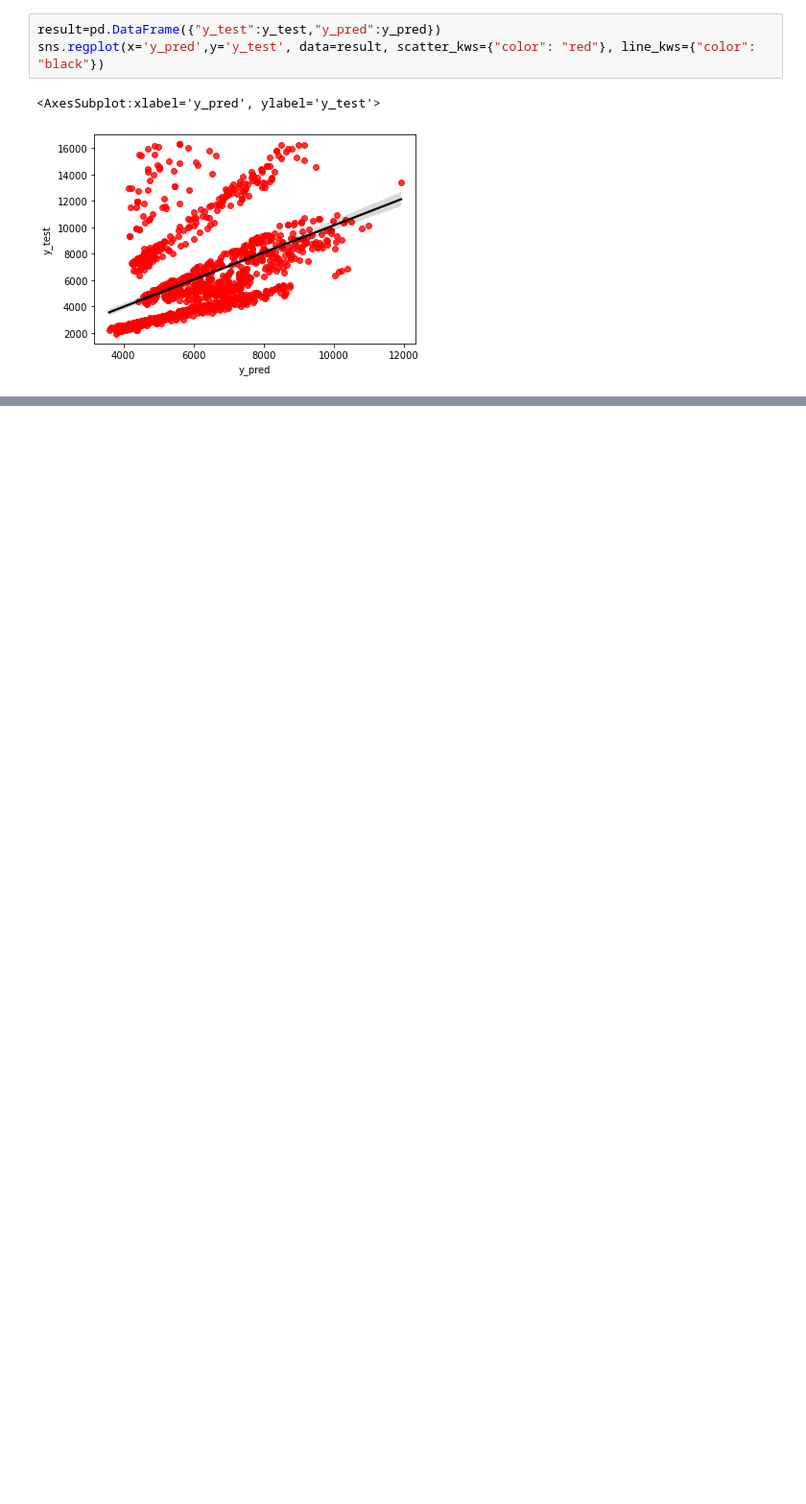
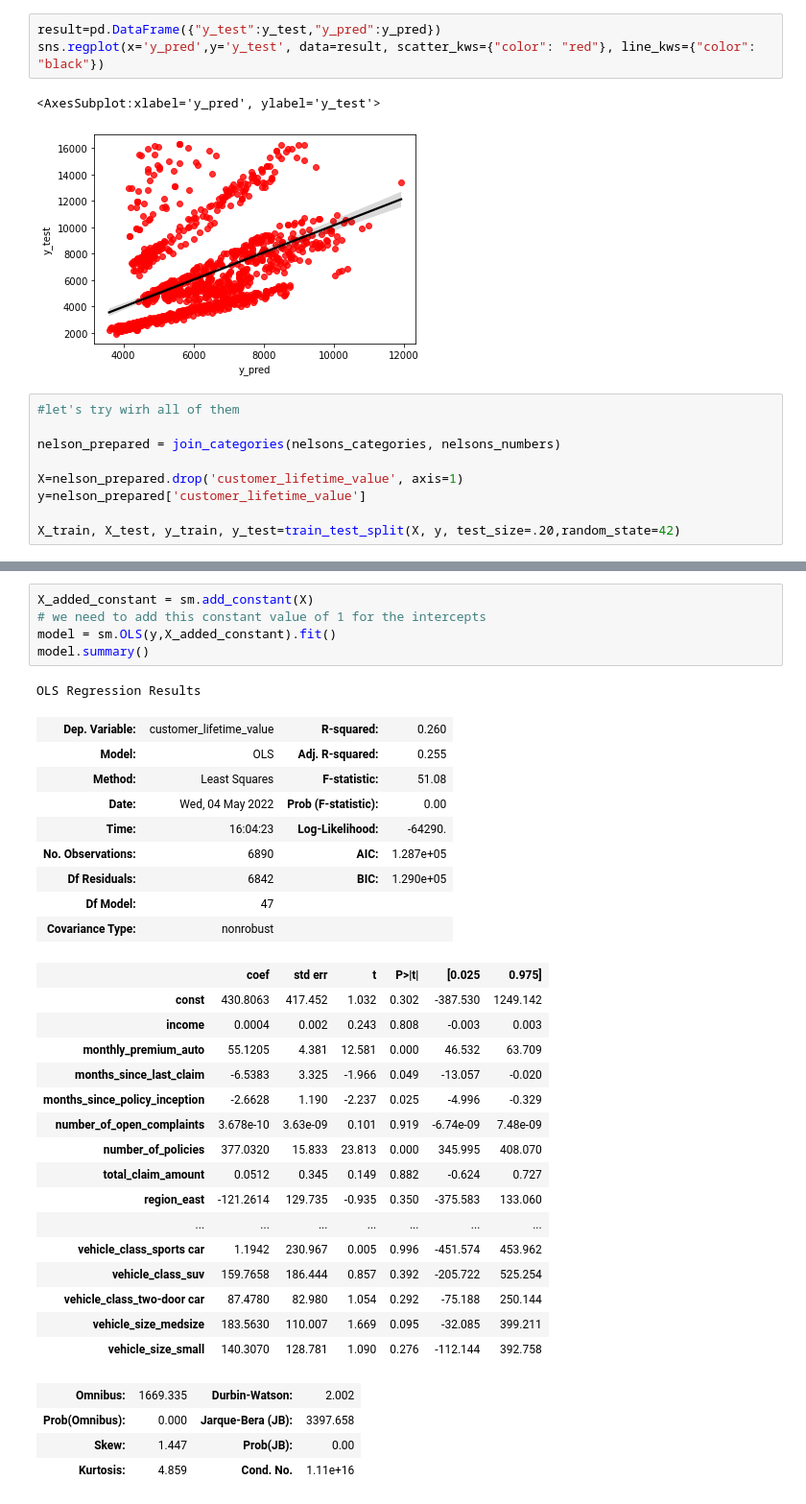
Before and after one commit to esSarah/IronRoth, a Jupyter notebook: Case Study/Customer_Analysis_Case_Study/GrandTheftAuto.ipynb, the cells around one changed output, grey strips where cells are left out. Shown: that part at 96% size. Saved outputs shown, nothing was run; the diff lists cells and outputs as text; blank space fills up the shorter version.

```diff
--- a/Case Study/Customer_Analysis_Case_Study/GrandTheftAuto.ipynb
+++ b/Case Study/Customer_Analysis_Case_Study/GrandTheftAuto.ipynb
@@ -1541,3 +1545,12 @@ sns.regplot(x='y_pred',y='y_test', data=result, scatter_kws={"color": "red"}, li
 # %% [output]
 <AxesSubplot:xlabel='y_pred', ylabel='y_test'>
 [figure]
+# %%
+#let's try wirh all of them
+
+nelson_prepared = join_categories(nelsons_categories, nelsons_numbers)
+
+X=nelson_prepared.drop('customer_lifetime_value', axis=1)
+y=nelson_prepared['customer_lifetime_value']
+
+X_train, X_test, y_train, y_test=train_test_split(X, y, test_size=.20,random_state=42)
@@ -1543,0 +1563,36 @@ sns.regplot(x='y_pred',y='y_test', data=result, scatter_kws={"color": "red"}, li
+# %%
+X_added_constant = sm.add_constant(X)
+# we need to add this constant value of 1 for the intercepts
+model = sm.OLS(y,X_added_constant).fit()
+model.summary()
+# %% [output]
+OLS Regression Results
+| Dep. Variable: | customer_lifetime_value | R-squared: | 0.260 |
+| Model: | OLS | Adj. R-squared: | 0.255 |
+| Method: | Least Squares | F-statistic: | 51.08 |
+| Date: | Wed, 04 May 2022 | Prob (F-statistic): | 0.00 |
+| Time: | 16:04:23 | Log-Likelihood: | -64290. |
+| No. Observations: | 6890 | AIC: | 1.287e+05 |
+| Df Residuals: | 6842 | BIC: | 1.290e+05 |
+| Df Model: | 47 |  |  |
+| Covariance Type: | nonrobust |  |  |
+|  | coef | std err | t | P>|t| | [0.025 | 0.975] |
+| const | 430.8063 | 417.452 | 1.032 | 0.302 | -387.530 | 1249.142 |
+| income | 0.0004 | 0.002 | 0.243 | 0.808 | -0.003 | 0.003 |
+| monthly_premium_auto | 55.1205 | 4.381 | 12.581 | 0.000 | 46.532 | 63.709 |
+| months_since_last_claim | -6.5383 | 3.325 | -1.966 | 0.049 | -13.057 | -0.020 |
+| months_since_policy_inception | -2.6628 | 1.190 | -2.237 | 0.025 | -4.996 | -0.329 |
+| number_of_open_complaints | 3.678e-10 | 3.63e-09 | 0.101 | 0.919 | -6.74e-09 | 7.48e-09 |
+| number_of_policies | 377.0320 | 15.833 | 23.813 | 0.000 | 345.995 | 408.070 |
+| total_claim_amount | 0.0512 | 0.345 | 0.149 | 0.882 | -0.624 | 0.727 |
+| region_east | -121.2614 | 129.735 | -0.935 | 0.350 | -375.583 | 133.060 |
+| ... | ... | ... | ... | ... | ... | ... |
+| vehicle_class_sports car | 1.1942 | 230.967 | 0.005 | 0.996 | -451.574 | 453.962 |
+| vehicle_class_suv | 159.7658 | 186.444 | 0.857 | 0.392 | -205.722 | 525.254 |
+| vehicle_class_two-door car | 87.4780 | 82.980 | 1.054 | 0.292 | -75.188 | 250.144 |
+| vehicle_size_medsize | 183.5630 | 110.007 | 1.669 | 0.095 | -32.085 | 399.211 |
+| vehicle_size_small | 140.3070 | 128.781 | 1.090 | 0.276 | -112.144 | 392.758 |
+| Omnibus: | 1669.335 | Durbin-Watson: | 2.002 |
+| Prob(Omnibus): | 0.000 | Jarque-Bera (JB): | 3397.658 |
+| Skew: | 1.447 | Prob(JB): | 0.00 |
+| Kurtosis: | 4.859 | Cond. No. | 1.11e+16 |
```
Also changed, not shown: parts of 17 cells of this notebook, 1 other file.
